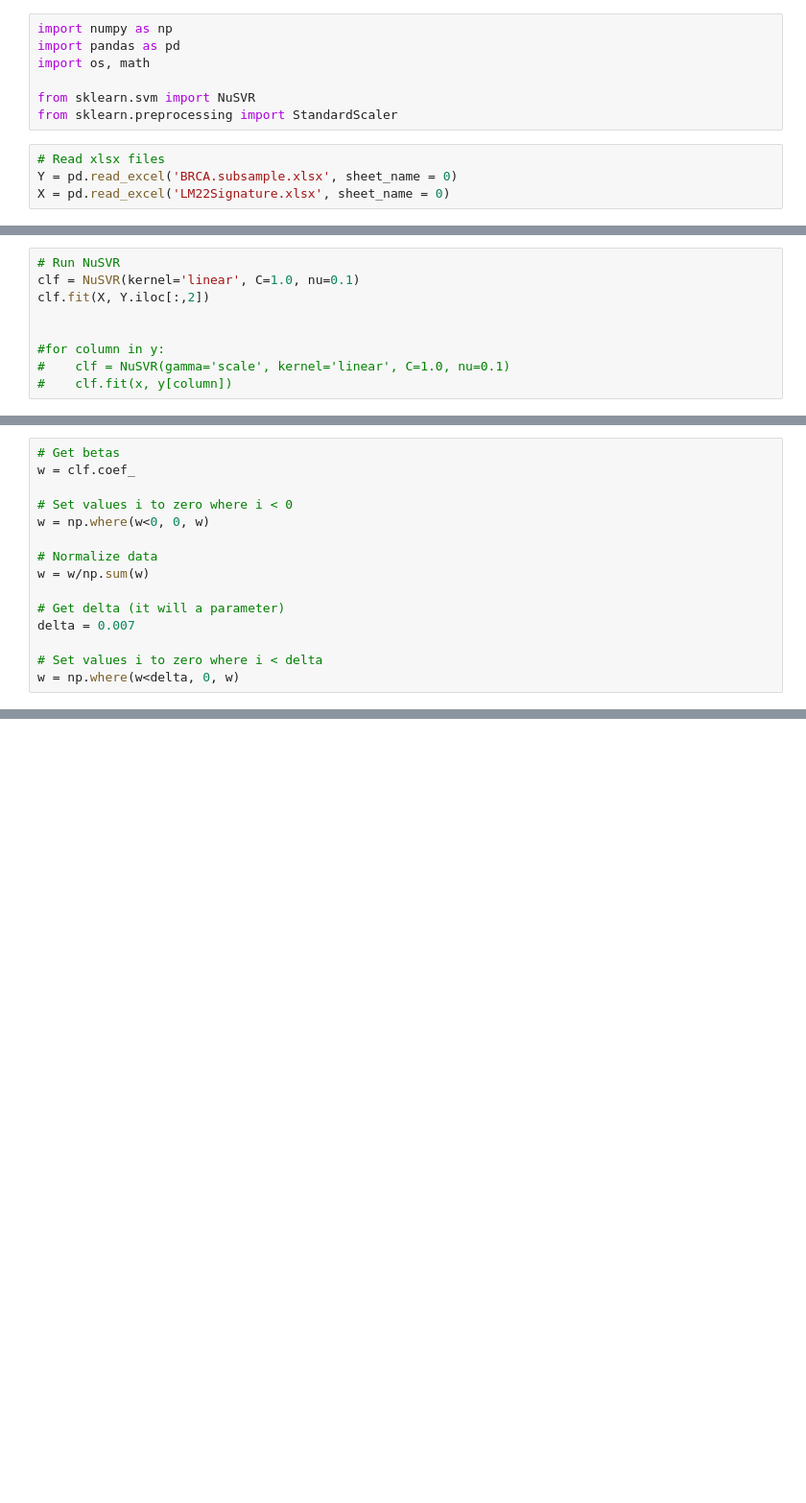
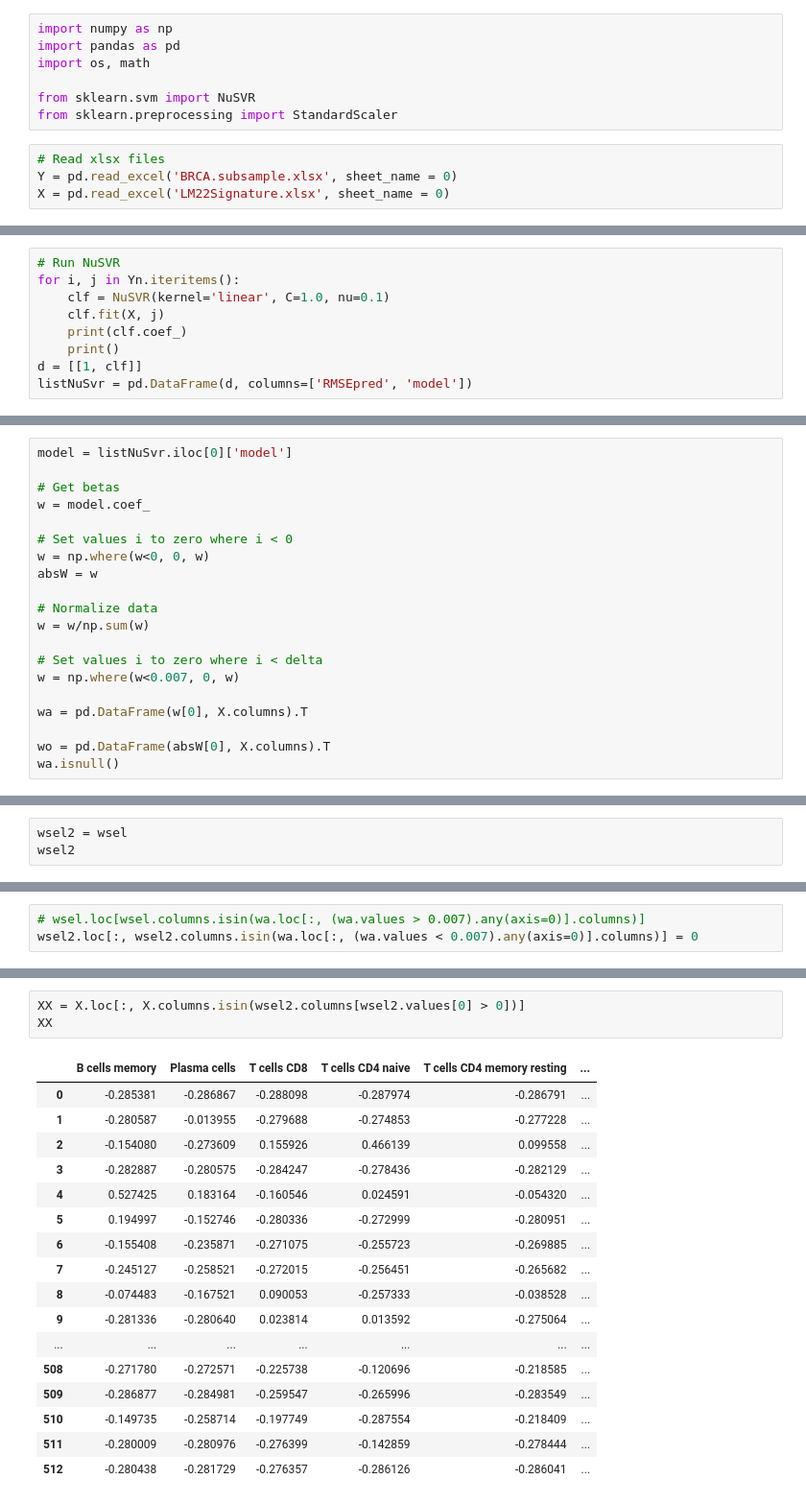
Before and after one commit to MsMatias/MixturePy, a Jupyter notebook: Test.ipynb, the cells around one changed output, grey strips where cells are left out. Shown at 96% size. Drawn from its saved outputs; the diff is of its cells as text; blank space fills up the shorter version.

```diff
--- a/Test.ipynb
+++ b/Test.ipynb
@@ -55,10 +75,10 @@ KeyError: 'Gene symbol'
 # %%
 # Run NuSVR
-clf = NuSVR(kernel='linear', C=1.0, nu=0.1)
-clf.fit(X, Y.iloc[:,2])
-
-
-#for column in y:
-#    clf = NuSVR(gamma='scale', kernel='linear', C=1.0, nu=0.1)
-#    clf.fit(x, y[column])
+for i, j in Yn.iteritems():
+    clf = NuSVR(kernel='linear', C=1.0, nu=0.1)
+    clf.fit(X, j)
+    print(clf.coef_)
+    print()
+d = [[1, clf]]
+listNuSvr = pd.DataFrame(d, columns=['RMSEpred', 'model'])
 # %% [output]
@@ -68,15 +102,20 @@ NuSVR(C=1.0, cache_size=200, coef0=0.0, degree=3, gamma='auto_deprecated',
 # %%
+model = listNuSvr.iloc[0]['model']
+
 # Get betas
-w = clf.coef_
+w = model.coef_
 
 # Set values i to zero where i < 0
 w = np.where(w<0, 0, w)
+absW = w
 
 # Normalize data
 w = w/np.sum(w)
 
-# Get delta (it will a parameter)
-delta = 0.007
+# Set values i to zero where i < delta
+w = np.where(w<0.007, 0, w)
 
-# Set values i to zero where i < delta
-w = np.where(w<delta, 0, w)
+wa = pd.DataFrame(w[0], X.columns).T
+
+wo = pd.DataFrame(absW[0], X.columns).T
+wa.isnull()
@@ -95,0 +126,3 @@ def getRmsePredict (x):
+# %%
+wsel2 = wsel
+wsel2
@@ -95,0 +133,3 @@ def getRmsePredict (x):
+# %%
+# wsel.loc[wsel.columns.isin(wa.loc[:, (wa.values > 0.007).any(axis=0)].columns)]
+wsel2.loc[:, wsel2.columns.isin(wa.loc[:, (wa.values < 0.007).any(axis=0)].columns)] = 0
@@ -95,0 +202,21 @@ def getRmsePredict (x):
+# %%
+XX = X.loc[:, X.columns.isin(wsel2.columns[wsel2.values[0] > 0])]
+XX
+# %% [output]
+|  | B cells memory | Plasma cells | T cells CD8 | T cells CD4 naive | T cells CD4 memory resting | ... |
+| 0 | -0.285381 | -0.286867 | -0.288098 | -0.287974 | -0.286791 | ... |
+| 1 | -0.280587 | -0.013955 | -0.279688 | -0.274853 | -0.277228 | ... |
+| 2 | -0.154080 | -0.273609 | 0.155926 | 0.466139 | 0.099558 | ... |
+| 3 | -0.282887 | -0.280575 | -0.284247 | -0.278436 | -0.282129 | ... |
+| 4 | 0.527425 | 0.183164 | -0.160546 | 0.024591 | -0.054320 | ... |
+| 5 | 0.194997 | -0.152746 | -0.280336 | -0.272999 | -0.280951 | ... |
+| 6 | -0.155408 | -0.235871 | -0.271075 | -0.255723 | -0.269885 | ... |
+| 7 | -0.245127 | -0.258521 | -0.272015 | -0.256451 | -0.265682 | ... |
+| 8 | -0.074483 | -0.167521 | 0.090053 | -0.257333 | -0.038528 | ... |
+| 9 | -0.281336 | -0.280640 | 0.023814 | 0.013592 | -0.275064 | ... |
+| ... | ... | ... | ... | ... | ... | ... |
+| 508 | -0.271780 | -0.272571 | -0.225738 | -0.120696 | -0.218585 | ... |
+| 509 | -0.286877 | -0.284981 | -0.259547 | -0.265996 | -0.283549 | ... |
+| 510 | -0.149735 | -0.258714 | -0.197749 | -0.287554 | -0.218409 | ... |
+| 511 | -0.280009 | -0.280976 | -0.276399 | -0.142859 | -0.278444 | ... |
+| 512 | -0.280438 | -0.281729 | -0.276357 | -0.286126 | -0.286041 | ... |
```
Also changed, not shown: parts of 15 cells of this notebook, 5 other files.
